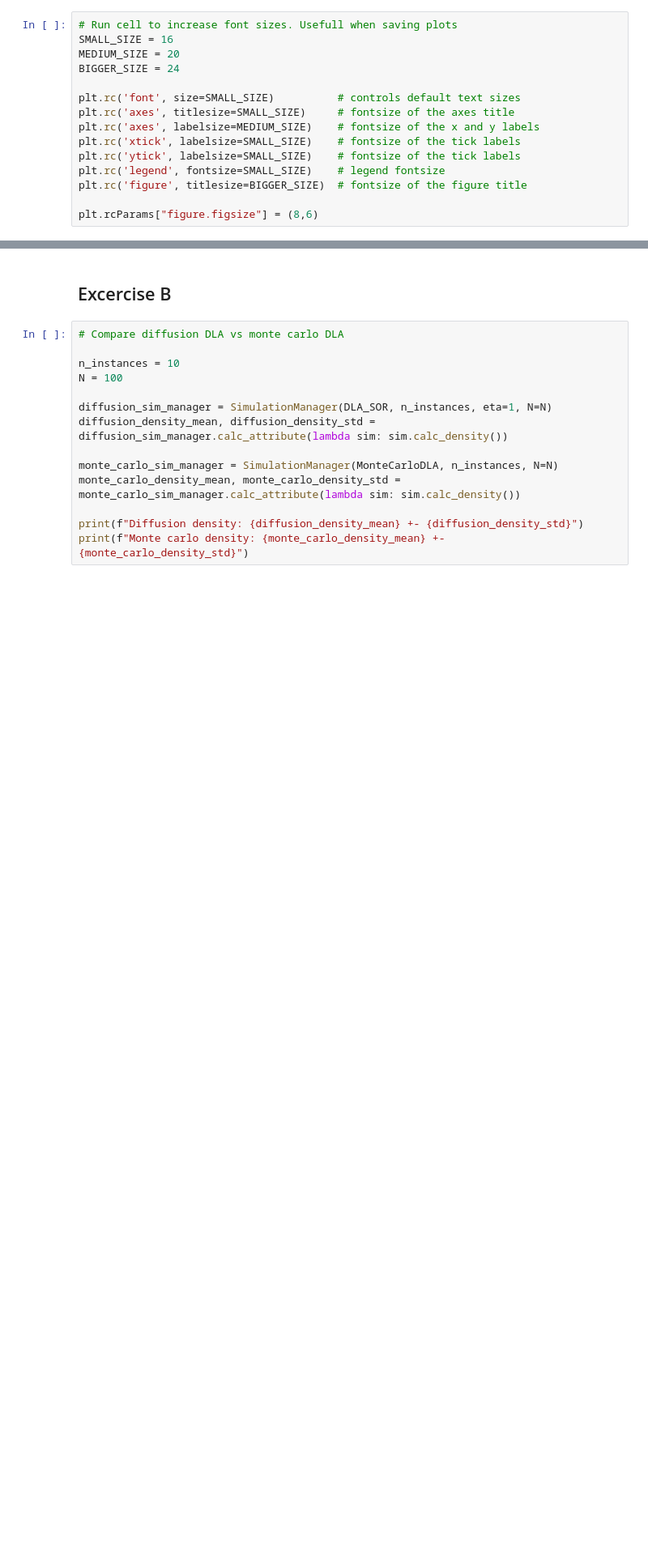
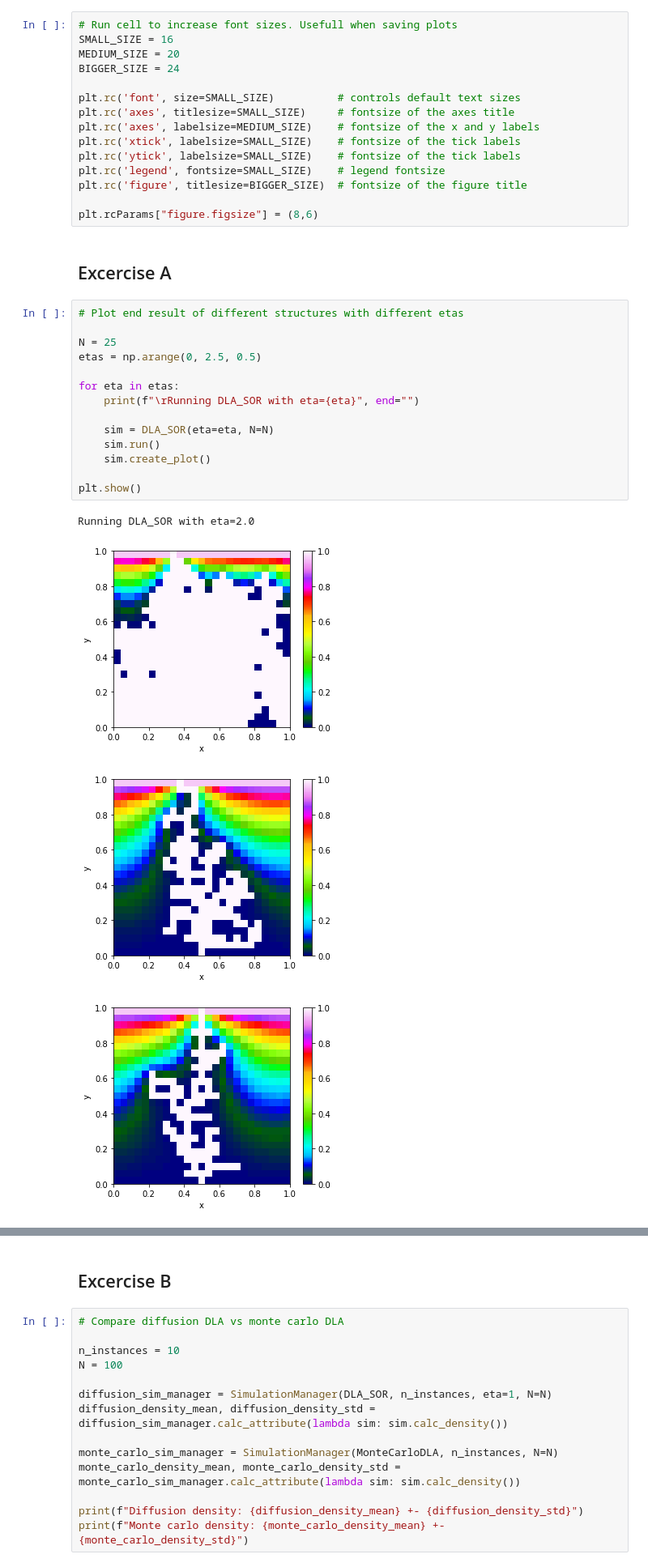
Before and after one commit to Nickvs99/ScientificComputing, a Jupyter notebook: Set 2/set2.ipynb, the cells around one changed output, grey strips where cells are left out. Shown at 81% size. Saved outputs shown, nothing was run; the diff lists cells and outputs as text; blank space fills up the shorter version.

```diff
--- a/Set 2/set2.ipynb
+++ b/Set 2/set2.ipynb
@@ -20,3 +20,24 @@ plt.rc('legend', fontsize=SMALL_SIZE)    # legend fontsize
 plt.rc('figure', titlesize=BIGGER_SIZE)  # fontsize of the figure title
 
 plt.rcParams["figure.figsize"] = (8,6)
+# %% [markdown]
+## Excercise A
+# %%
+# Plot end result of different structures with different etas
+
+N = 25
+etas = np.arange(0, 2.5, 0.5)
+
+for eta in etas:
+    print(f"\rRunning DLA_SOR with eta={eta}", end="")
+
+    sim = DLA_SOR(eta=eta, N=N)
+    sim.run()
+    sim.create_plot()
+
+plt.show()
+# %% [output]
+Running DLA_SOR with eta=2.0
+[figure, added]
+[figure, added]
+[figure, added]
```
Also changed, not shown: parts of 4 cells of this notebook, 2 other files.
